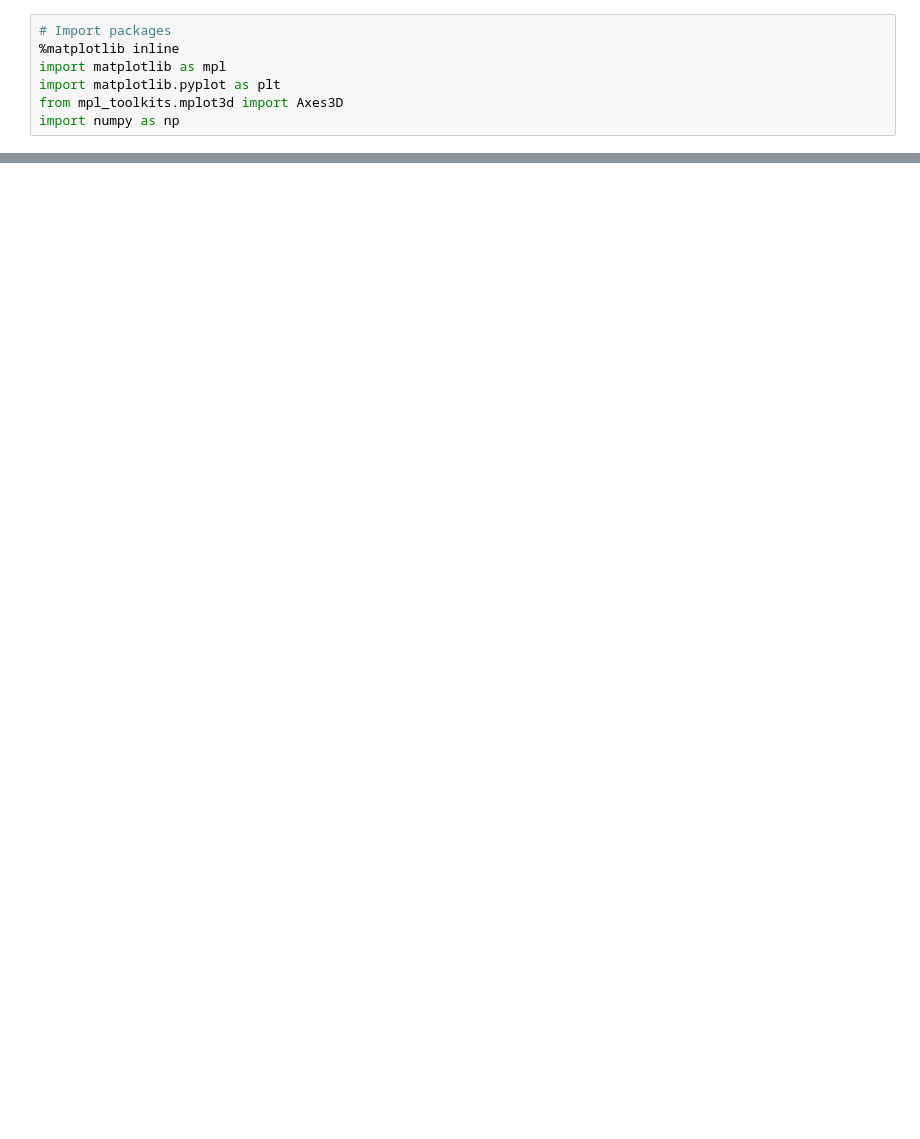
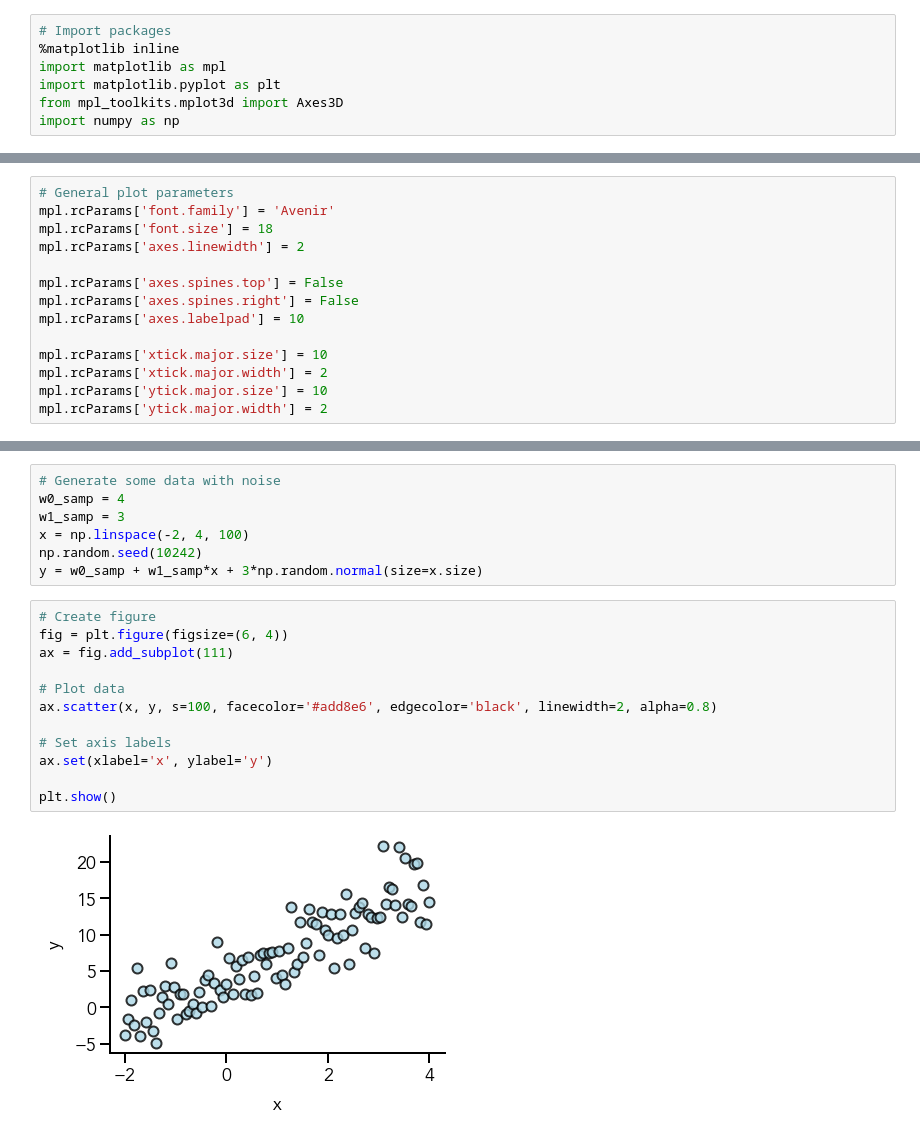
Before and after one commit to naveenv92/machine-learning-basics, a Jupyter notebook: 01-linear-regression.ipynb, the cells around one changed output, grey strips where cells are left out. Saved outputs shown, nothing was run; the diff lists cells and outputs as text; blank space fills up the shorter version.

```diff
--- a/01-linear-regression.ipynb
+++ b/01-linear-regression.ipynb
@@ -231,0 +8,14 @@ plt.show()
+# %%
+# General plot parameters
+mpl.rcParams['font.family'] = 'Avenir'
+mpl.rcParams['font.size'] = 18
+mpl.rcParams['axes.linewidth'] = 2
+
+mpl.rcParams['axes.spines.top'] = False
+mpl.rcParams['axes.spines.right'] = False
+mpl.rcParams['axes.labelpad'] = 10
+
+mpl.rcParams['xtick.major.size'] = 10
+mpl.rcParams['xtick.major.width'] = 2
+mpl.rcParams['ytick.major.size'] = 10
+mpl.rcParams['ytick.major.width'] = 2
@@ -231,0 +27,21 @@ plt.show()
+# %%
+# Generate some data with noise
+w0_samp = 4
+w1_samp = 3
+x = np.linspace(-2, 4, 100)
+np.random.seed(10242)
+y = w0_samp + w1_samp*x + 3*np.random.normal(size=x.size)
+# %%
+# Create figure
+fig = plt.figure(figsize=(6, 4))
+ax = fig.add_subplot(111)
+
+# Plot data
+ax.scatter(x, y, s=100, facecolor='#add8e6', edgecolor='black', linewidth=2, alpha=0.8)
+
+# Set axis labels
+ax.set(xlabel='x', ylabel='y')
+
+plt.show()
+# %% [output]
+[figure, added]
```
Also changed, not shown: parts of 53 cells of this notebook.
